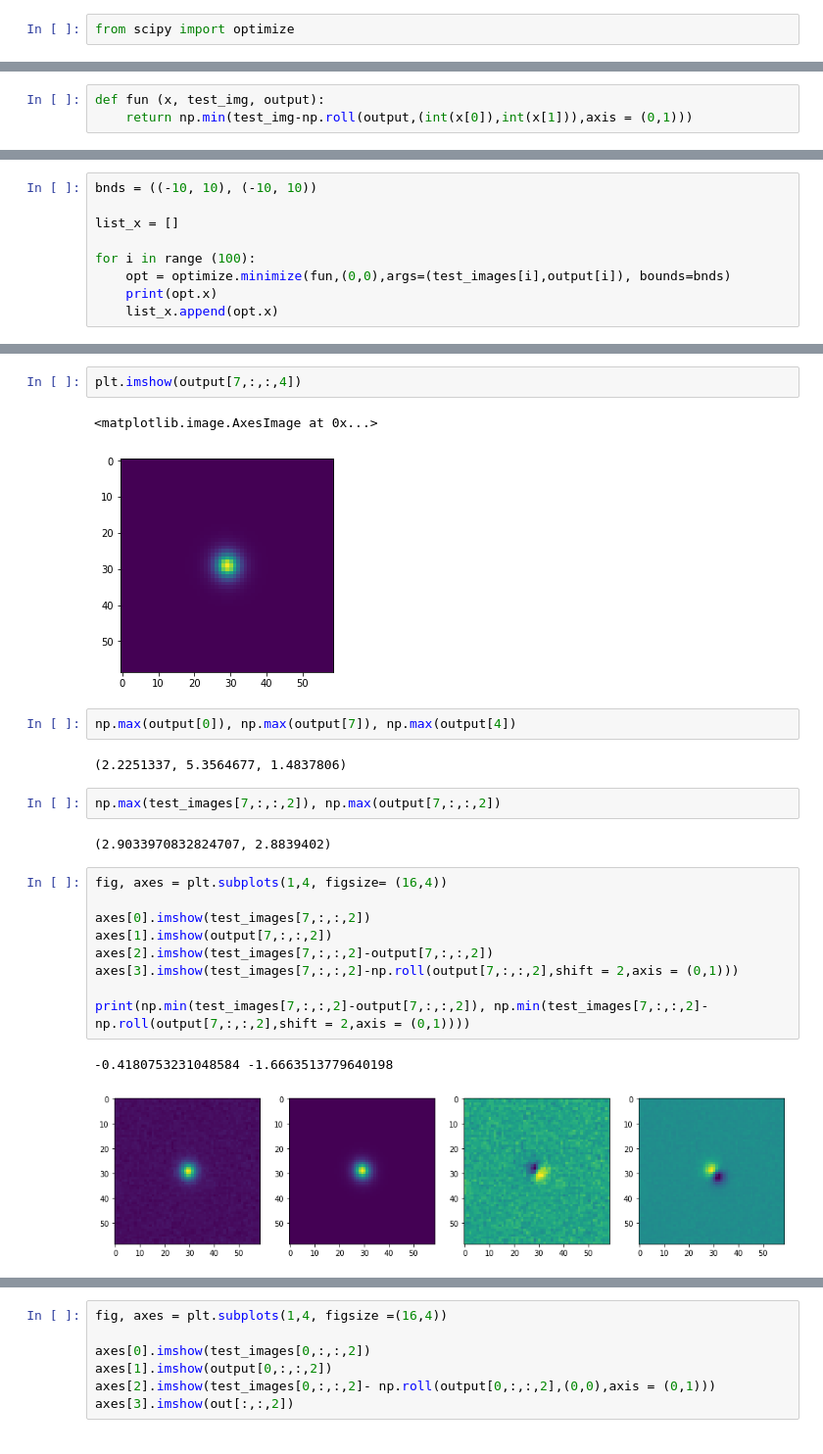
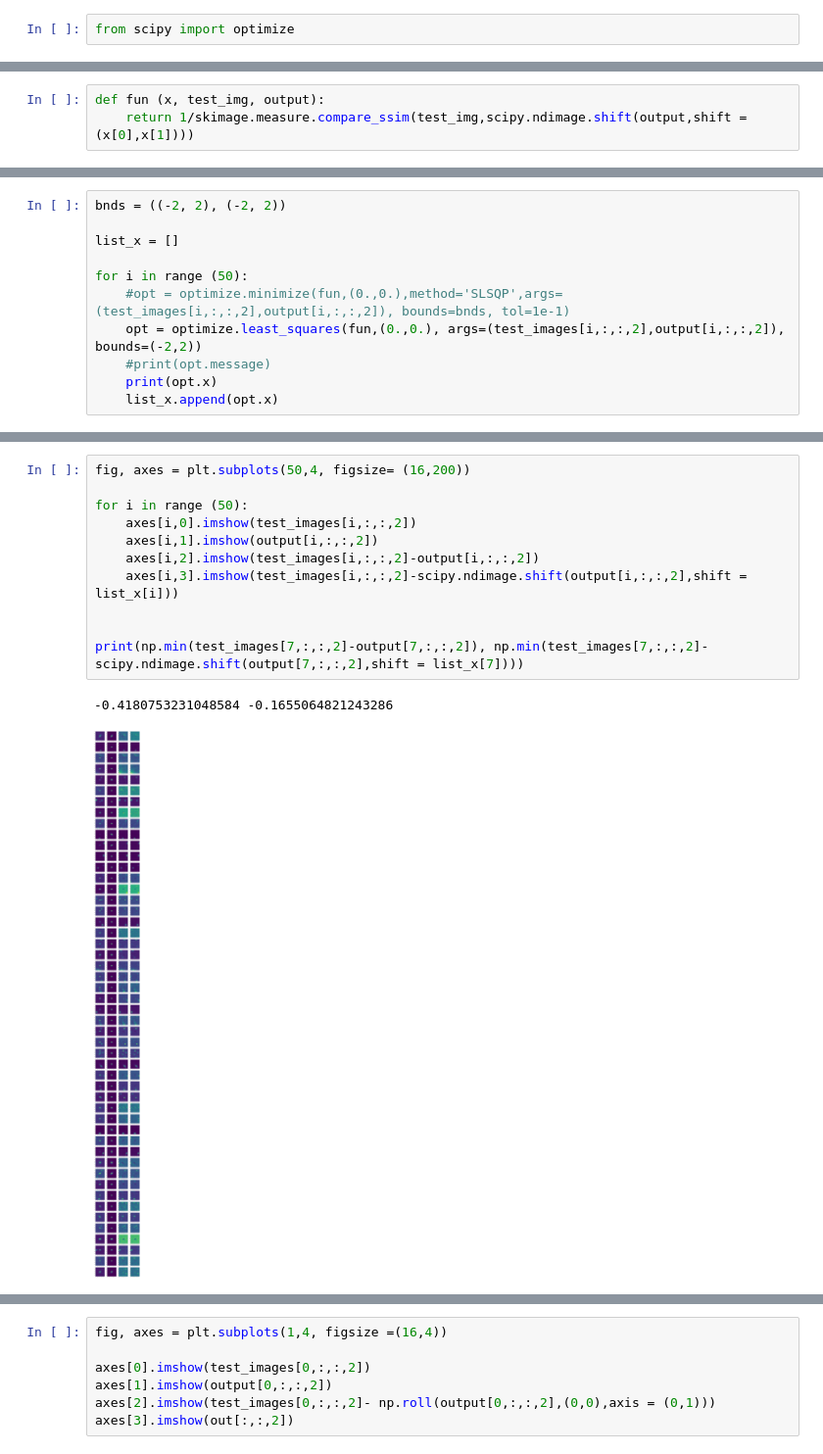
Before and after one commit to astrodeepnet/debvader, a Jupyter notebook: Untitled.ipynb, the cells around one changed output, grey strips where cells are left out. Shown at 98% size. Drawn from its saved outputs; the diff is of its cells as text.

```diff
--- a/Untitled.ipynb
+++ b/Untitled.ipynb
@@ -106,3 +123,3 @@ from scipy import optimize
 # %%
 def fun (x, test_img, output):
-    return np.min(test_img-np.roll(output,(int(x[0]),int(x[1])),axis = (0,1)))
+    return 1/skimage.measure.compare_ssim(test_img,scipy.ndimage.shift(output,shift = (x[0],x[1])))
@@ -111,10 +126,12 @@ test = np.roll(output,(1,1),axis = (0,1))
 # %%
-bnds = ((-10, 10), (-10, 10))
+bnds = ((-2, 2), (-2, 2))
 
 list_x = []
 
-for i in range (100):
-    opt = optimize.minimize(fun,(0,0),args=(test_images[i],output[i]), bounds=bnds)
+for i in range (50):
+    #opt = optimize.minimize(fun,(0.,0.),method='SLSQP',args=(test_images[i,:,:,2],output[i,:,:,2]), bounds=bnds, tol=1e-1)
+    opt = optimize.least_squares(fun,(0.,0.), args=(test_images[i,:,:,2],output[i,:,:,2]), bounds=(-2,2))
+    #print(opt.message)
     print(opt.x)
     list_x.append(opt.x)
 # %% [output]
@@ -151,25 +155,14 @@ plt.imshow(test_images[7,:,:,2])
-# %%
-plt.imshow(output[7,:,:,4])
-# %% [output]
-<matplotlib.image.AxesImage at 0x...>
-[figure, removed]
-# %%
-np.max(output[0]), np.max(output[7]), np.max(output[4])
-# %% [output]
-(2.2251337, 5.3564677, 1.4837806)
-# %%
-np.max(test_images[7,:,:,2]), np.max(output[7,:,:,2])
-# %% [output]
-(2.9033970832824707, 2.8839402)
 # %%
-fig, axes = plt.subplots(1,4, figsize= (16,4))
+fig, axes = plt.subplots(50,4, figsize= (16,200))
 
-axes[0].imshow(test_images[7,:,:,2])
-axes[1].imshow(output[7,:,:,2])
-axes[2].imshow(test_images[7,:,:,2]-output[7,:,:,2])
-axes[3].imshow(test_images[7,:,:,2]-np.roll(output[7,:,:,2],shift = 2,axis = (0,1)))
+for i in range (50):
+    axes[i,0].imshow(test_images[i,:,:,2])
+    axes[i,1].imshow(output[i,:,:,2])
+    axes[i,2].imshow(test_images[i,:,:,2]-output[i,:,:,2])
+    axes[i,3].imshow(test_images[i,:,:,2]-scipy.ndimage.shift(output[i,:,:,2],shift = list_x[i]))
 
-print(np.min(test_images[7,:,:,2]-output[7,:,:,2]), np.min(test_images[7,:,:,2]-np.roll(output[7,:,:,2],shift = 2,axis = (0,1))))
+
+print(np.min(test_images[7,:,:,2]-output[7,:,:,2]), np.min(test_images[7,:,:,2]-scipy.ndimage.shift(output[7,:,:,2],shift = list_x[7])))
 # %% [output]
--0.4180753231048584 -1.6663513779640198
+-0.4180753231048584 -0.1655064821243286
-[figure, old version]
+[figure, new version]
```
Also changed, not shown: parts of 8 cells of this notebook.
